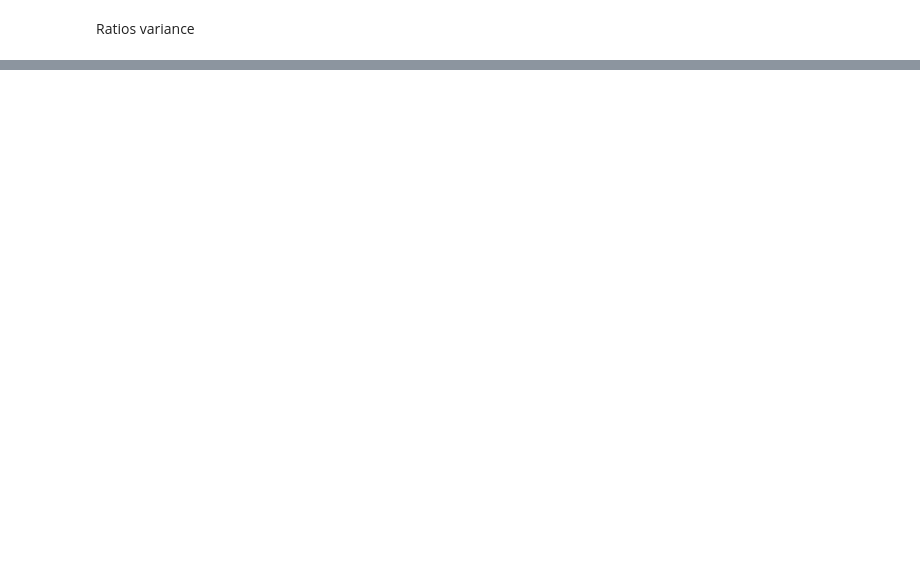
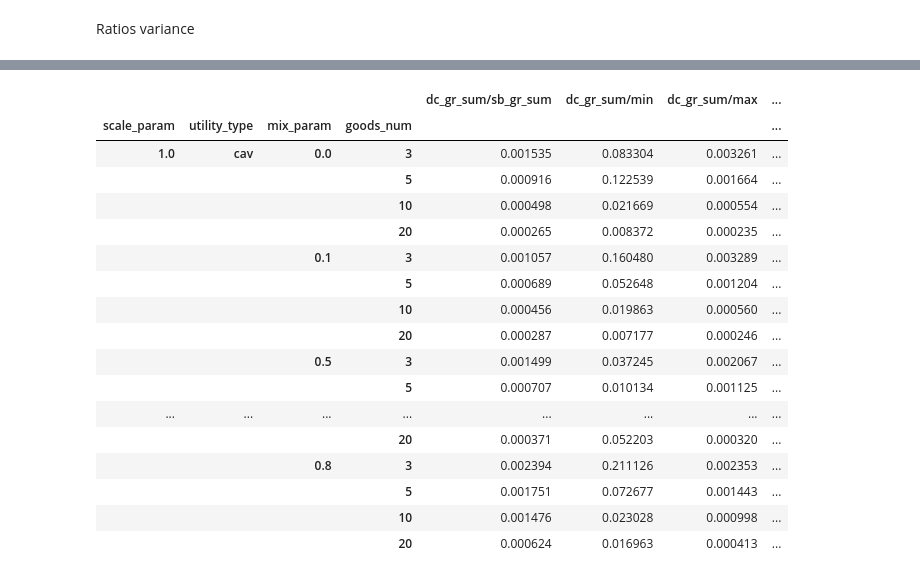
Before and after one commit to AdayevKP/fair_division_with_money, a Jupyter notebook: fair_division_with_money.ipynb, the cells around one changed output, grey strips where cells are left out. Saved outputs shown, nothing was run; the diff lists cells and outputs as text; code cells hidden in the pictures; blank space fills up the shorter version.

```diff
--- a/fair_division_with_money.ipynb
+++ b/fair_division_with_money.ipynb
@@ -175,0 +153,4 @@ ratios.groupby(['utility_type', 'goods_num']).var()
+# %%
+bg_group_cols = {'utility_type', 'goods_num', 'mix_param', 'scale_param'}
+sum_guarantees_columns = bg_exp.columns - bg_group_cols
+sum_guarantees_columns
@@ -175,0 +159,2 @@ ratios.groupby(['utility_type', 'goods_num']).var()
+# %%
+bg_data = bg_exp.load_experiment()
@@ -175,0 +184,5 @@ ratios.groupby(['utility_type', 'goods_num']).var()
+# %%
+bg_data['max_guarantee'] = bg_data[sum_guarantees_columns].idxmax(axis=1)
+bg_data['min_guarantee'] = bg_data[sum_guarantees_columns].idxmin(axis=1)
+
+bg_data[bg_data['max'].round(PRECISION) < bg_data[sum_guarantees_columns].max(axis=1).round(PRECISION)]
@@ -175,0 +199,7 @@ ratios.groupby(['utility_type', 'goods_num']).var()
+# %%
+bg_ratios = calc_raios(
+    bg_data,
+    ('dc_gr_sum','familiar_share_gr_sum', 'sb_gr_sum'),
+    sum_guarantees_columns,
+    bg_group_cols
+)
@@ -175,0 +228,22 @@ ratios.groupby(['utility_type', 'goods_num']).var()
+# %%
+with pd.option_context('display.max_rows', None,):
+    display(bg_ratios.groupby(list(bg_group_cols)).var())
+# %% [output]
+|  |  |  |  | dc_gr_sum/sb_gr_sum | dc_gr_sum/min | dc_gr_sum/max | ... |
+| scale_param | utility_type | mix_param | goods_num |  |  |  | ... |
+| 1.0 | cav | 0.0 | 3 | 0.001535 | 0.083304 | 0.003261 | ... |
+|  |  |  | 5 | 0.000916 | 0.122539 | 0.001664 | ... |
+|  |  |  | 10 | 0.000498 | 0.021669 | 0.000554 | ... |
+|  |  |  | 20 | 0.000265 | 0.008372 | 0.000235 | ... |
+|  |  | 0.1 | 3 | 0.001057 | 0.160480 | 0.003289 | ... |
+|  |  |  | 5 | 0.000689 | 0.052648 | 0.001204 | ... |
+|  |  |  | 10 | 0.000456 | 0.019863 | 0.000560 | ... |
+|  |  |  | 20 | 0.000287 | 0.007177 | 0.000246 | ... |
+|  |  | 0.5 | 3 | 0.001499 | 0.037245 | 0.002067 | ... |
+|  |  |  | 5 | 0.000707 | 0.010134 | 0.001125 | ... |
+| ... | ... | ... | ... | ... | ... | ... | ... |
+|  |  |  | 20 | 0.000371 | 0.052203 | 0.000320 | ... |
+|  |  | 0.8 | 3 | 0.002394 | 0.211126 | 0.002353 | ... |
+|  |  |  | 5 | 0.001751 | 0.072677 | 0.001443 | ... |
+|  |  |  | 10 | 0.001476 | 0.023028 | 0.000998 | ... |
+|  |  |  | 20 | 0.000624 | 0.016963 | 0.000413 | ... |
```
Also changed, not shown: parts of 18 cells of this notebook.
